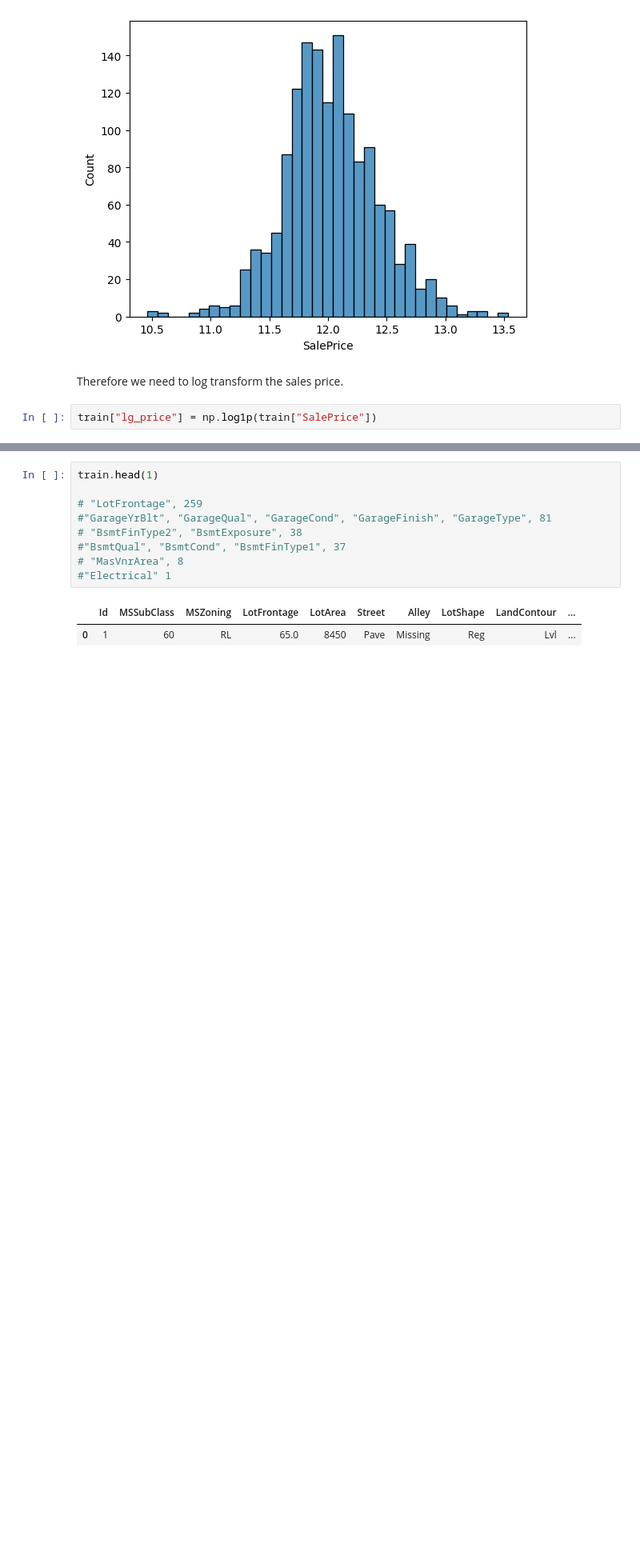
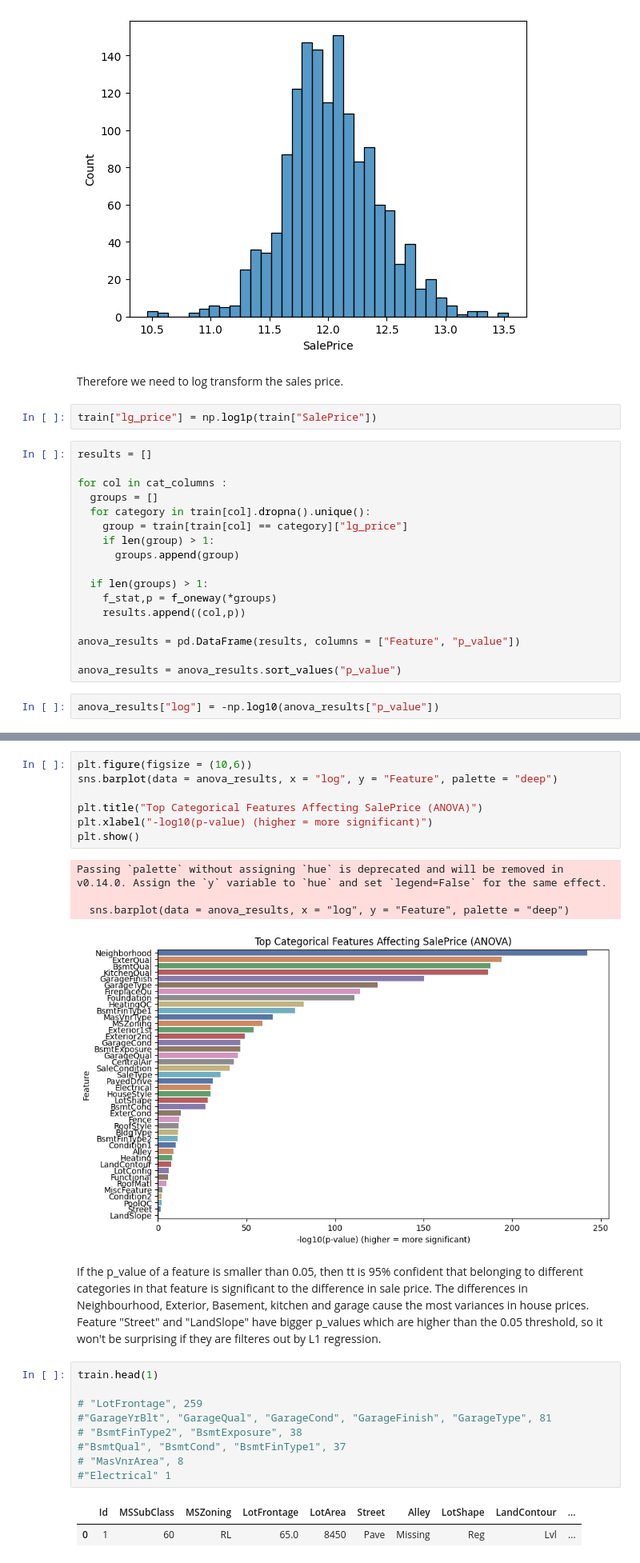
Before and after one commit to E-tech-coder/House_prices_prediction, a Jupyter notebook: copy_House_Prices.ipynb, the cells around one changed output, grey strips where cells are left out. Shown at 80% size. Cells and saved outputs as stored; diff of their text form; blank space fills up the shorter version.

```diff
--- a/copy_House_Prices.ipynb
+++ b/copy_House_Prices.ipynb
@@ -244,3 +245,22 @@ sns.histplot(np.log1p(train["SalePrice"]))
 Therefore we need to log transform the sales price.
 # %%
 train["lg_price"] = np.log1p(train["SalePrice"])
+# %%
+results = []
+
+for col in cat_columns :
+  groups = []
+  for category in train[col].dropna().unique():
+    group = train[train[col] == category]["lg_price"]
+    if len(group) > 1:
+      groups.append(group)
+
+  if len(groups) > 1:
+    f_stat,p = f_oneway(*groups)
+    results.append((col,p))
+
+anova_results = pd.DataFrame(results, columns = ["Feature", "p_value"])
+
+anova_results = anova_results.sort_values("p_value")
+# %%
+anova_results["log"] = -np.log10(anova_results["p_value"])
@@ -247,3 +287,19 @@ train["lg_price"] = np.log1p(train["SalePrice"])
+# %%
+plt.figure(figsize = (10,6))
+sns.barplot(data = anova_results, x = "log", y = "Feature", palette = "deep")
+
+plt.title("Top Categorical Features Affecting SalePrice (ANOVA)")
+plt.xlabel("-log10(p-value) (higher = more significant)")
+plt.show()
+# %% [output]
+Passing `palette` without assigning `hue` is deprecated and will be removed in v0.14.0. Assign the `y` variable to `hue` and set `legend=False` for the same effect.
+
+  sns.barplot(data = anova_results, x = "log", y = "Feature", palette = "deep")
+[figure, added]
+# %% [markdown]
+If the p_value of a feature is smaller than 0.05, then tt is 95% confident that belonging to different categories in that feature is significant to the difference in sale price.
+The differences in Neighbourhood, Exterior, Basement, kitchen and garage cause the most variances in house prices.
+Feature "Street" and "LandSlope" have bigger p_values which are higher than the 0.05 threshold, so it won't be surprising if they are filteres out by L1 regression.
 # %%
 train.head(1)
 
```
Also changed, not shown: parts of 7 cells of this notebook.
